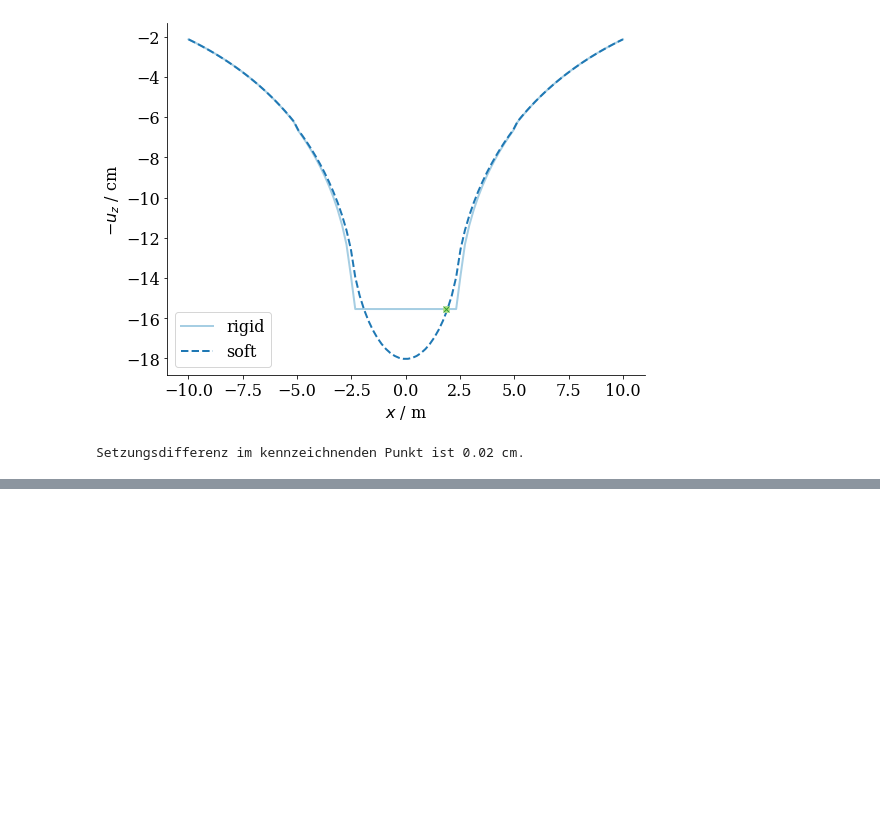
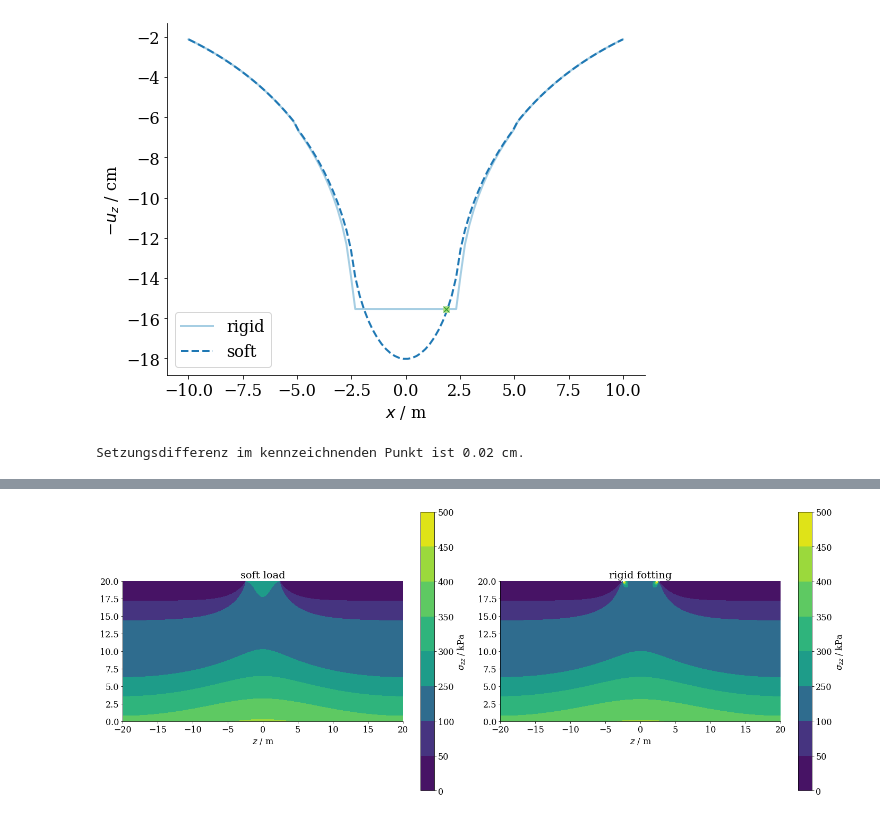
Before and after one commit to nagelt/MechanicsTrainingCourse2020, a Jupyter notebook: Foundation/Foundations.ipynb, the cells around one changed output, grey strips where cells are left out. Cells and saved outputs as stored; diff of their text form; code cells hidden in the pictures; blank space fills up the shorter version.

```diff
--- a/Foundation/Foundations.ipynb
+++ b/Foundation/Foundations.ipynb
@@ -149,0 +180,15 @@ Setzungsdifferenz im kennzeichnenden Punkt ist 0.02 cm.
+# %%
+fig, ax = plt.subplots(ncols=2,figsize=(20,8))
+contour_soft = ax[0].tricontourf(triang, -sig_zz_soft,levels=[0,50,100,250,300,350,400,450,500])
+contour_rigid = ax[1].tricontourf(triang, -sig_zz_rigid,levels=[0,50,100,250,300,350,400,450,500])
+fig.colorbar(contour_soft,ax=ax[0],label='$\\sigma_{zz}$ / kPa')
+fig.colorbar(contour_rigid,ax=ax[1],label='$\\sigma_{zz}$ / kPa')
+ax[0].set_title('soft load')
+ax[1].set_title('rigid fotting')
+for i in range(2):
+    ax[i].set_aspect('equal')
+    ax[i].set_xlabel('$x$ / m')
+    ax[i].set_xlabel('$z$ / m')
+fig.tight_layout();
+# %% [output]
+[figure, added]
```
Also changed, not shown: parts of 9 cells of this notebook.
